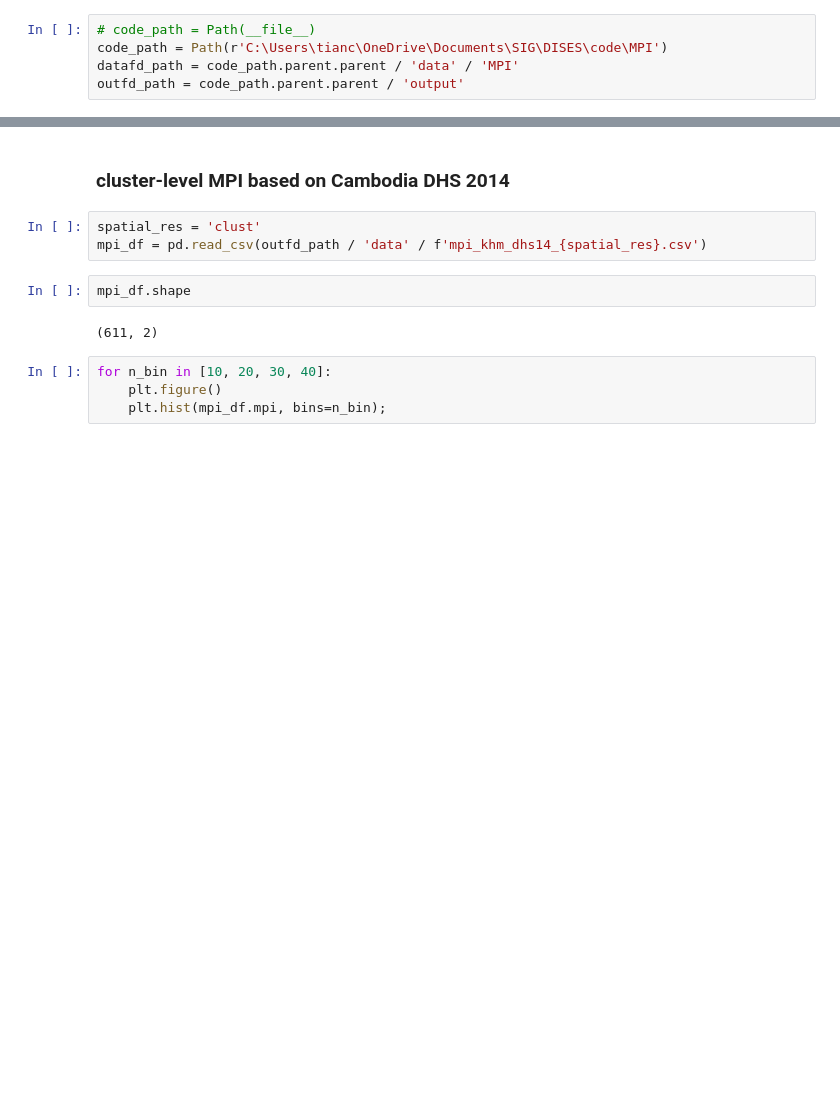
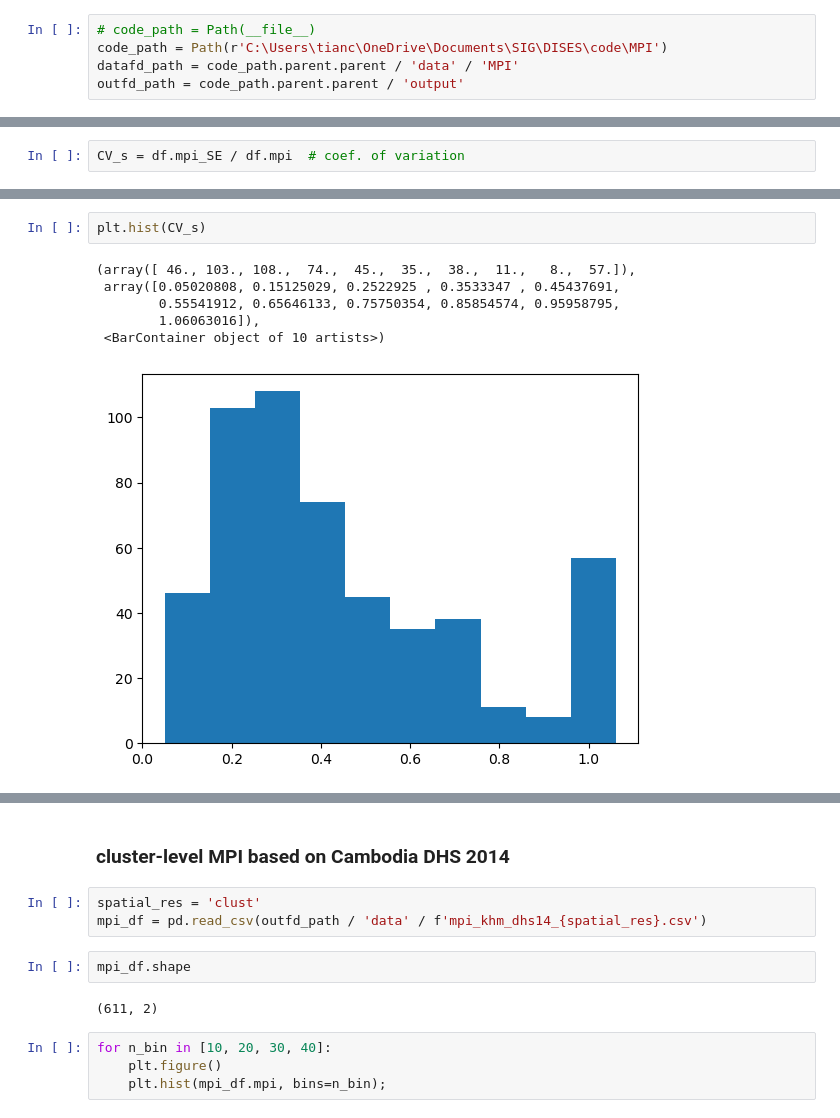
Before and after one commit to sig-gis/mpi, a Jupyter notebook: code/MPI/analysis.ipynb, the cells around one changed output, grey strips where cells are left out. Drawn from its saved outputs; the diff is of its cells as text; blank space fills up the shorter version.

```diff
--- a/code/MPI/analysis.ipynb
+++ b/code/MPI/analysis.ipynb
@@ -9,0 +57,2 @@ outfd_path = code_path.parent.parent / 'output'
+# %%
+CV_s = df.mpi_SE / df.mpi  # coef. of variation
@@ -9,0 +79,9 @@ outfd_path = code_path.parent.parent / 'output'
+# %%
+plt.hist(CV_s)
+# %% [output]
+(array([ 46., 103., 108.,  74.,  45.,  35.,  38.,  11.,   8.,  57.]),
+ array([0.05020808, 0.15125029, 0.2522925 , 0.3533347 , 0.45437691,
+        0.55541912, 0.65646133, 0.75750354, 0.85854574, 0.95958795,
+        1.06063016]),
+ <BarContainer object of 10 artists>)
+[figure, added]
```
Also changed, not shown: parts of 17 cells of this notebook, 7 other files.
